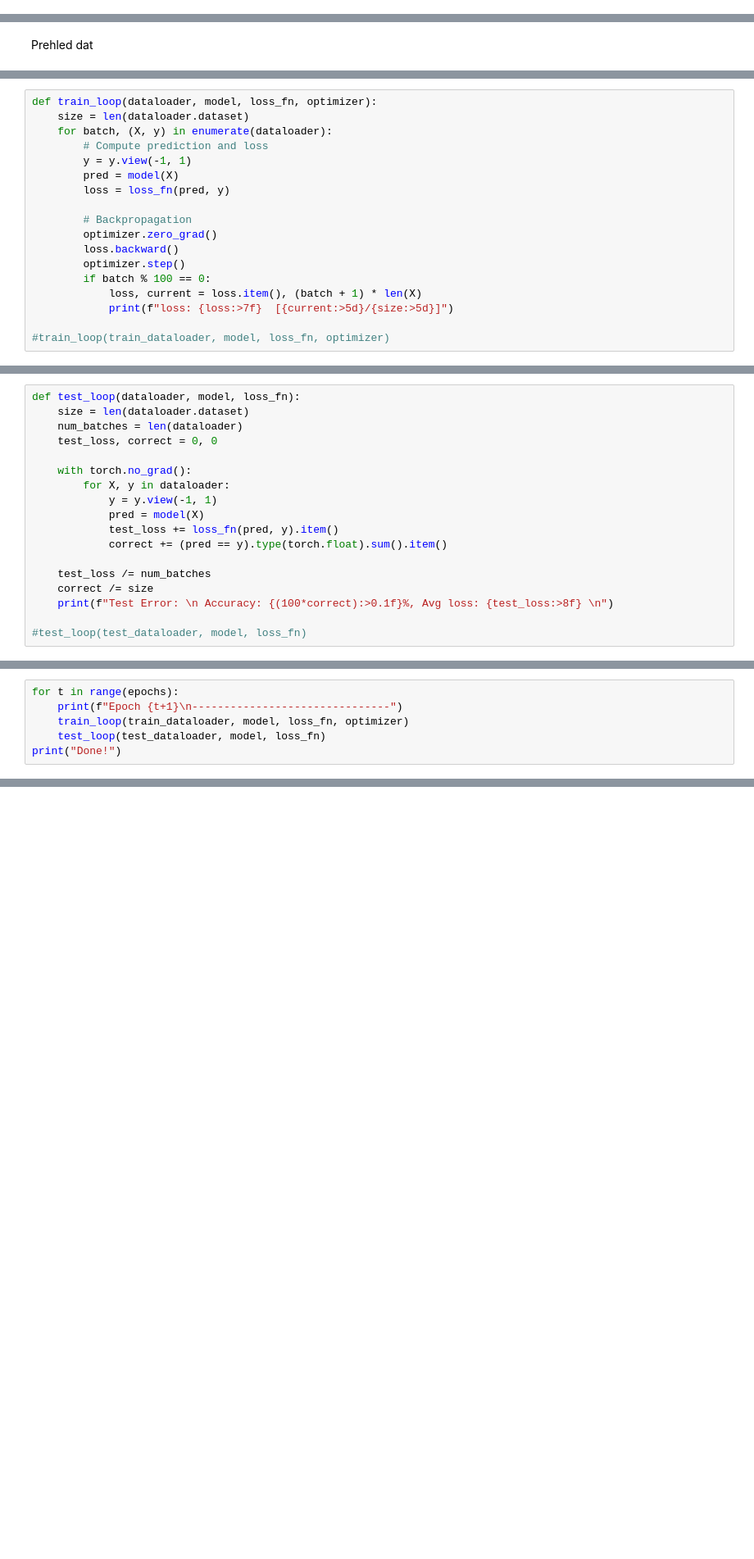
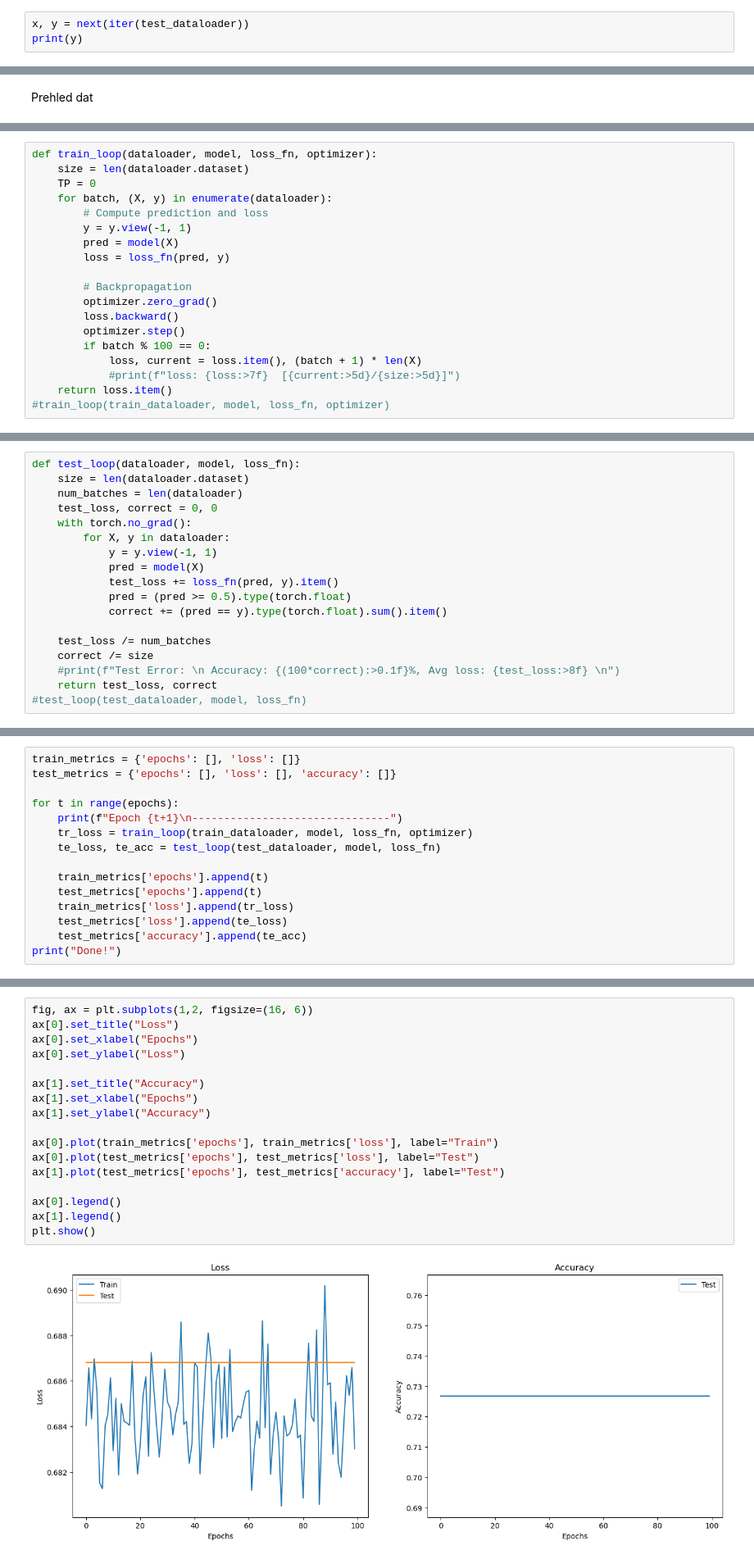
Before and after one commit to VaclavHrbek/heart_beat_classification, a Jupyter notebook: heart-beat-classification-notebook.ipynb, the cells around one changed output, grey strips where cells are left out. Shown: that part at 82% size. Drawn from its saved outputs; the diff is of its cells as text; blank space fills up the shorter version.

Commit message:
Add graphs for evalutaion.

```diff
--- a/heart-beat-classification-notebook.ipynb
+++ b/heart-beat-classification-notebook.ipynb
@@ -81,3 +97,6 @@ train_dataset = my_dataset(X_train, y_train)
 train_dataloader = DataLoader(train_dataset, batch_size=51, shuffle=True)
 test_dataset = my_dataset(X_test, y_test)
 test_dataloader = DataLoader(test_dataset, batch_size=45, shuffle=False)
+# %%
+x, y = next(iter(test_dataloader))
+print(y)
@@ -114,6 +137,7 @@ optimizer = torch.optim.SGD(model.parameters(), lr=learning_rate)
 # %%
 def train_loop(dataloader, model, loss_fn, optimizer):
     size = len(dataloader.dataset)
+    TP = 0
     for batch, (X, y) in enumerate(dataloader):
         # Compute prediction and loss
         y = y.view(-1, 1)
@@ -126,6 +150,6 @@ def train_loop(dataloader, model, loss_fn, optimizer):
         optimizer.step()
         if batch % 100 == 0:
             loss, current = loss.item(), (batch + 1) * len(X)
-            print(f"loss: {loss:>7f}  [{current:>5d}/{size:>5d}]")
-
+            #print(f"loss: {loss:>7f}  [{current:>5d}/{size:>5d}]")
+    return loss.item()
 #train_loop(train_dataloader, model, loss_fn, optimizer)
@@ -134,16 +164,16 @@ def test_loop(dataloader, model, loss_fn):
     size = len(dataloader.dataset)
     num_batches = len(dataloader)
     test_loss, correct = 0, 0
-
     with torch.no_grad():
         for X, y in dataloader:
             y = y.view(-1, 1)
             pred = model(X)
             test_loss += loss_fn(pred, y).item()
+            pred = (pred >= 0.5).type(torch.float)
             correct += (pred == y).type(torch.float).sum().item()
 
     test_loss /= num_batches
     correct /= size
-    print(f"Test Error: \n Accuracy: {(100*correct):>0.1f}%, Avg loss: {test_loss:>8f} \n")
-
+    #print(f"Test Error: \n Accuracy: {(100*correct):>0.1f}%, Avg loss: {test_loss:>8f} \n")
+    return test_loss, correct
 #test_loop(test_dataloader, model, loss_fn)
@@ -150,6 +182,15 @@ def test_loop(dataloader, model, loss_fn):
 # %%
+train_metrics = {'epochs': [], 'loss': []}
+test_metrics = {'epochs': [], 'loss': [], 'accuracy': []}
+
 for t in range(epochs):
     print(f"Epoch {t+1}\n-------------------------------")
-    train_loop(train_dataloader, model, loss_fn, optimizer)
-    test_loop(test_dataloader, model, loss_fn)
+    tr_loss = train_loop(train_dataloader, model, loss_fn, optimizer)
+    te_loss, te_acc = test_loop(test_dataloader, model, loss_fn)
+
+    train_metrics['epochs'].append(t)
+    test_metrics['epochs'].append(t)
+    train_metrics['loss'].append(tr_loss)
+    test_metrics['loss'].append(te_loss)
+    test_metrics['accuracy'].append(te_acc)
 print("Done!")
@@ -173,0 +197,19 @@ Done!
+# %%
+fig, ax = plt.subplots(1,2, figsize=(16, 6))
+ax[0].set_title("Loss")
+ax[0].set_xlabel("Epochs")
+ax[0].set_ylabel("Loss")
+
+ax[1].set_title("Accuracy")
+ax[1].set_xlabel("Epochs")
+ax[1].set_ylabel("Accuracy")
+
+ax[0].plot(train_metrics['epochs'], train_metrics['loss'], label="Train")
+ax[0].plot(test_metrics['epochs'], test_metrics['loss'], label="Test")
+ax[1].plot(test_metrics['epochs'], test_metrics['accuracy'], label="Test")
+
+ax[0].legend()
+ax[1].legend()
+plt.show()
+# %% [output]
+[figure, added]
```
Also changed, not shown: parts of 10 cells of this notebook.
